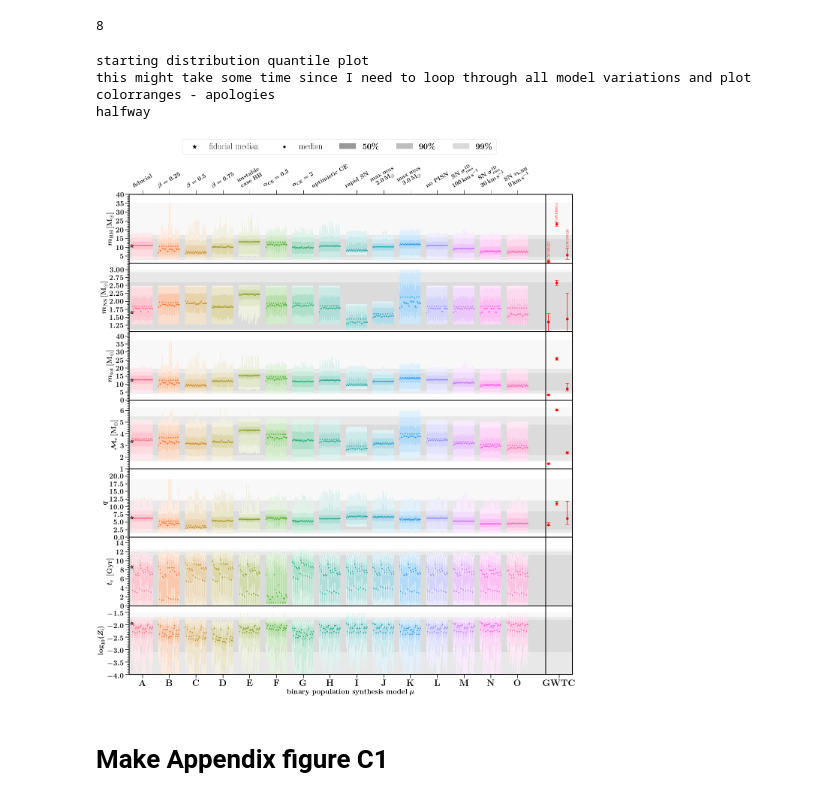
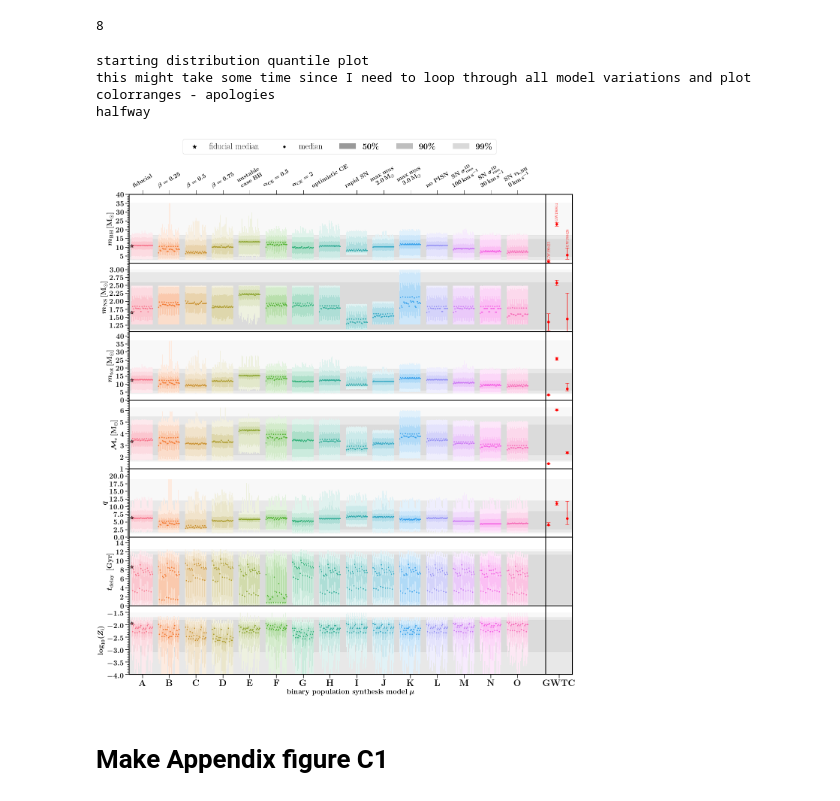
Before and after one commit to FloorBroekgaarden/BlackHole-NeutronStar, a Jupyter notebook: plottingCode/Fig_15_and_Fig_C1/make_Figure_15_and_Figure_C1.ipynb, the cells around one changed output. Saved outputs shown, nothing was run; the diff lists cells and outputs as text; code cells hidden in the pictures.

Commit message:
changed typo in tdelay label

```diff
--- a/plottingCode/Fig_15_and_Fig_C1/make_Figure_15_and_Figure_C1.ipynb
+++ b/plottingCode/Fig_15_and_Fig_C1/make_Figure_15_and_Figure_C1.ipynb
@@ -78,7 +78,8 @@ def plotConfidenceIntervals(DCOtype='BHNS', BPSnameslist=['A'], xvarind=0, axe=N
     BPSnameslist: list of alphabetical letters. The function will plot the models given in the list
                     [no guarentee that not chosing the default 15 models will give a good layout] (list)
                     xvarind: index of the variable in the list to plot, options are: ['Mass1', 'Mass2', 'tc',\
-                    'log10(tc)', 'TotMass', 'ChirpMass', 'q', Z, log(Z)] (so the index between 0 and 8) if you want
+                   'log10(tc)', 'TotMass', 'ChirpMass', 'q', 'metallicitySystems', 'log10metallicitySystems', 'tdelay',\
+                   'log10(tdelay)'] (so the index between 0 and 10) if you want
                     to add your own parameter you need to add this to the ConfidenceIntervals_model (..) .csv files (int)
     axe:           the axe on which to plot this parameter (axes object)
     ylim:          list of ymin and ymax values for the ylims (list)
@@ -356,8 +357,8 @@ plotConfidenceIntervals(DCOtype=DCOtype, BPSnameslist=BPSnameslist, xvarind=xvar
 
 
 
-ylabel = r' $t_{\rm{c}}$ $ \, [{\rm{Gyr}}]$'
-xvarind = 2
+ylabel = r' $t_{\rm{delay}}$ $ \, [{\rm{Gyr}}]$'
+xvarind = 9
 plotConfidenceIntervals(DCOtype=DCOtype, BPSnameslist=BPSnameslist, xvarind=xvarind,\
                               axe=axe[5],  ylim=[0,15.2], xlabel=xlabel, ylabel=ylabel,pathQuantiles=pathQuantiles, pathGWTC=pathGWTC)
 
@@ -397,34 +398,34 @@ for ind_q, interval in enumerate([ 'median', '50percent', '90percent', '99percen
             alpha = 0.25
             label =r'$90\%$'
         elif interval =='99percent':
             zorder = 102
             yy = yy_
             alpha = 0.15
             label=r'$99\%$'
 
         axe[0].bar(xx_, height=(yy[1]-yy[0]), bottom=yy[0], color='k', alpha=alpha, \
                width=0.5, zorder=zorder, label=label)
 
 
 handles, labels = axe[0].get_legend_handles_labels()
 
 axe[0].set_xlim(-0.5, 15+xright)
 lgd = f.legend(handles, labels, fontsize=fs-2, ncol=9,\
                 bbox_to_anchor=(.5, 1.04) , loc='upper center') #
 
 
 plt.tight_layout()
 
 f.subplots_adjust(wspace=0, hspace=0.0)
 
 f.savefig('./QuantilePlot_BHNS.png', bbox_extra_artists=(lgd,), bbox_inches='tight', loc='upper center')
 f.savefig('./QuantilePlot_BHNS.pdf', bbox_extra_artists=(lgd,), bbox_inches='tight', loc='upper center')
 plt.show()
 # %% [output]
 starting distribution quantile plot
 this might take some time since I need to loop through all model variations and plot colorranges - apologies
 halfway
-[figure, old version]
+[figure, new version]
 # %% [markdown]
 # Make Appendix figure C1
 # %%
```
Also changed, not shown: 6 other files.
